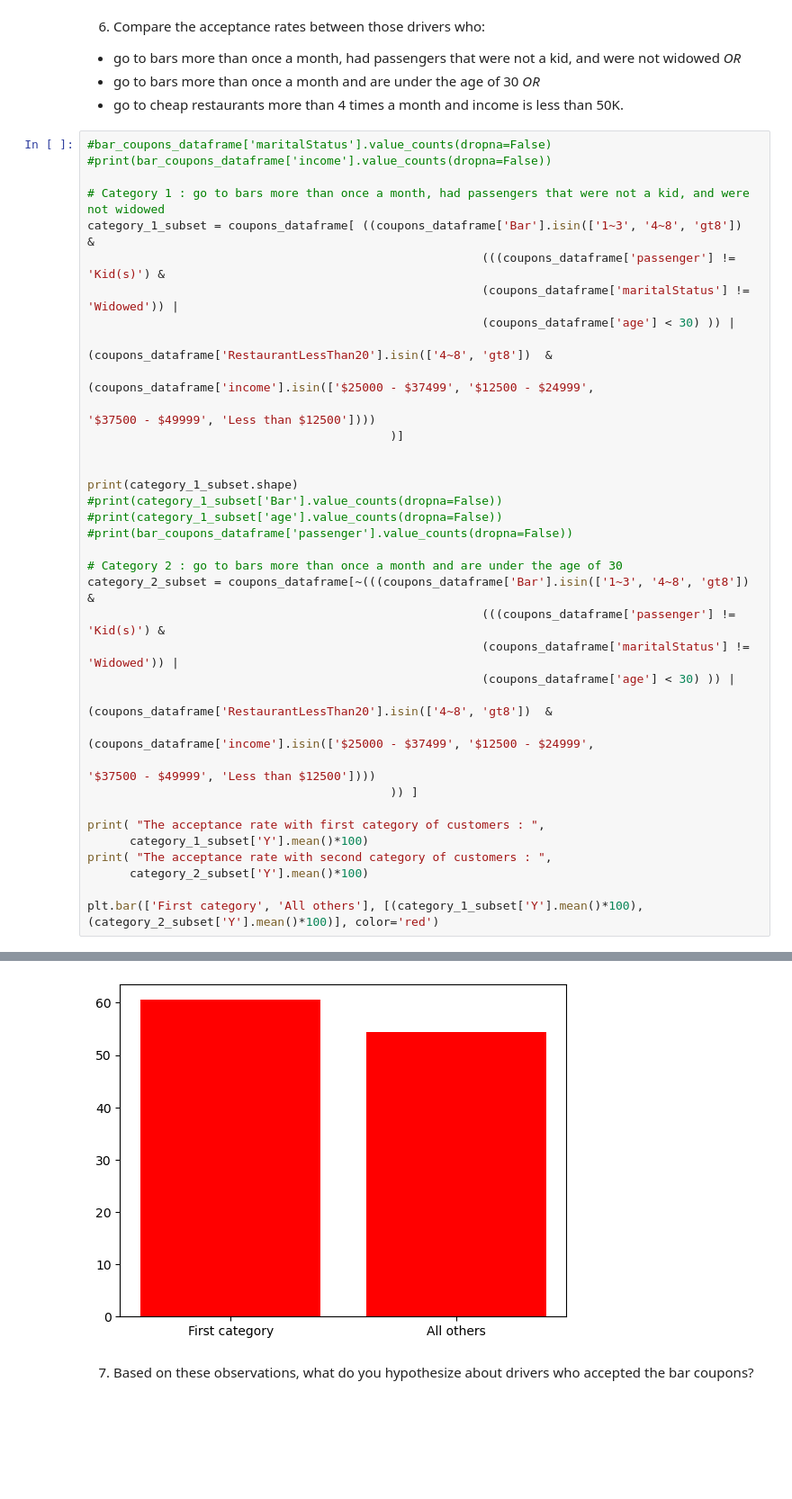
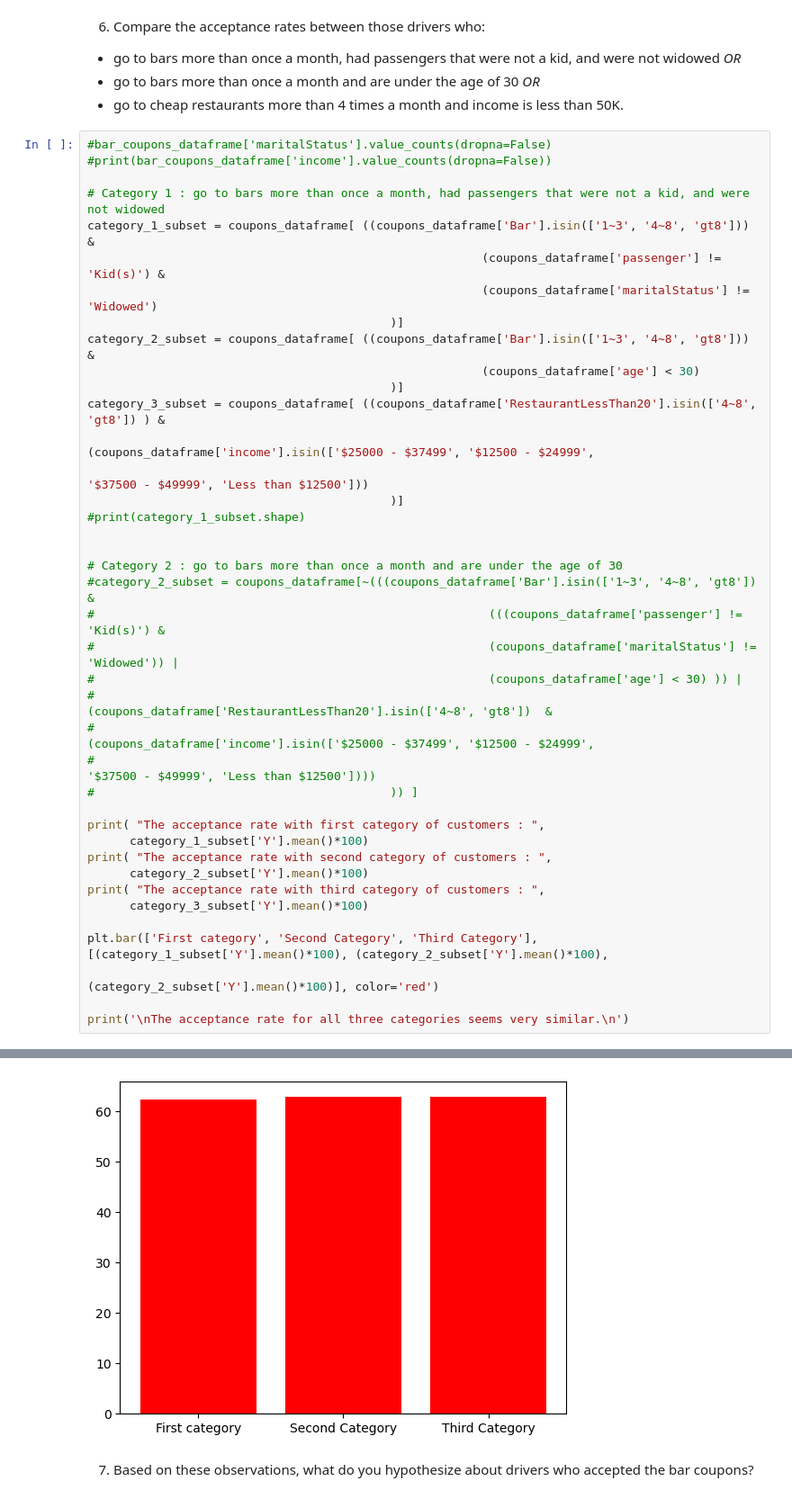
Before and after one commit to RishiR00/coupon_acceptance, a Jupyter notebook: customer_coupon_acceptance_rate_analysis.ipynb, the cells around one changed output, grey strips where cells are left out. Shown at 90% size. Drawn from its saved outputs; the diff is of its cells as text; blank space fills up the shorter version.

Commit message:
made some edits for the last Bar coupon analysis

```diff
--- a/customer_coupon_acceptance_rate_analysis.ipynb
+++ b/customer_coupon_acceptance_rate_analysis.ipynb
@@ -323,35 +323,39 @@ The acceptance rate with customers visited the Bar at least once, no kid in the
 #print(bar_coupons_dataframe['income'].value_counts(dropna=False))
 
 # Category 1 : go to bars more than once a month, had passengers that were not a kid, and were not widowed
-category_1_subset = coupons_dataframe[ ((coupons_dataframe['Bar'].isin(['1~3', '4~8', 'gt8'])  &
-                                                        (((coupons_dataframe['passenger'] != 'Kid(s)') &
-                                                        (coupons_dataframe['maritalStatus'] != 'Widowed')) |
-                                                        (coupons_dataframe['age'] < 30) )) |
-                                                        (coupons_dataframe['RestaurantLessThan20'].isin(['4~8', 'gt8'])  &
+category_1_subset = coupons_dataframe[ ((coupons_dataframe['Bar'].isin(['1~3', '4~8', 'gt8']))  &
+                                                        (coupons_dataframe['passenger'] != 'Kid(s)') &
+                                                        (coupons_dataframe['maritalStatus'] != 'Widowed')
+                                           )]
+category_2_subset = coupons_dataframe[ ((coupons_dataframe['Bar'].isin(['1~3', '4~8', 'gt8']))  &
+                                                        (coupons_dataframe['age'] < 30)
+                                           )]
+category_3_subset = coupons_dataframe[ ((coupons_dataframe['RestaurantLessThan20'].isin(['4~8', 'gt8']) ) &
                                                         (coupons_dataframe['income'].isin(['$25000 - $37499', '$12500 - $24999',
-                                                                                              '$37500 - $49999', 'Less than $12500'])))
+                                                                                              '$37500 - $49999', 'Less than $12500']))
                                            )]
+#print(category_1_subset.shape)
 
 
-print(category_1_subset.shape)
-#print(category_1_subset['Bar'].value_counts(dropna=False))
-#print(category_1_subset['age'].value_counts(dropna=False))
-#print(bar_coupons_dataframe['passenger'].value_counts(dropna=False))
-
 # Category 2 : go to bars more than once a month and are under the age of 30
-category_2_subset = coupons_dataframe[~(((coupons_dataframe['Bar'].isin(['1~3', '4~8', 'gt8'])  &
-                                                        (((coupons_dataframe['passenger'] != 'Kid(s)') &
-                                                        (coupons_dataframe['maritalStatus'] != 'Widowed')) |
-                                                        (coupons_dataframe['age'] < 30) )) |
-                                                        (coupons_dataframe['RestaurantLessThan20'].isin(['4~8', 'gt8'])  &
-                                                        (coupons_dataframe['income'].isin(['$25000 - $37499', '$12500 - $24999',
-                                                                                              '$37500 - $49999', 'Less than $12500'])))
-                                           )) ]
+#category_2_subset = coupons_dataframe[~(((coupons_dataframe['Bar'].isin(['1~3', '4~8', 'gt8'])  &
+#                                                        (((coupons_dataframe['passenger'] != 'Kid(s)') &
+#                                                        (coupons_dataframe['maritalStatus'] != 'Widowed')) |
+#                                                        (coupons_dataframe['age'] < 30) )) |
+#                                                        (coupons_dataframe['RestaurantLessThan20'].isin(['4~8', 'gt8'])  &
+#                                                        (coupons_dataframe['income'].isin(['$25000 - $37499', '$12500 - $24999',
+#                                                                                              '$37500 - $49999', 'Less than $12500'])))
+#                                          )) ]
 
 print( "The acceptance rate with first category of customers : ",
       category_1_subset['Y'].mean()*100)
 print( "The acceptance rate with second category of customers : ",
       category_2_subset['Y'].mean()*100)
+print( "The acceptance rate with third category of customers : ",
+      category_3_subset['Y'].mean()*100)
 
-plt.bar(['First category', 'All others'], [(category_1_subset['Y'].mean()*100), (category_2_subset['Y'].mean()*100)], color='red')
+plt.bar(['First category', 'Second Category', 'Third Category'], [(category_1_subset['Y'].mean()*100), (category_2_subset['Y'].mean()*100),
+                                                                  (category_2_subset['Y'].mean()*100)], color='red')
+
+print('\nThe acceptance rate for all three categories seems very similar.\n')
 # %% [output]
@@ -362,4 +367,4 @@ The acceptance rate with second category of customers :  54.31492299522039
-[figure, old version]
+[figure, new version]
 # %% [markdown]
 7.  Based on these observations, what do you hypothesize about drivers who accepted the bar coupons?
 # %%
```
Also changed, not shown: parts of 1 cell of this notebook.
